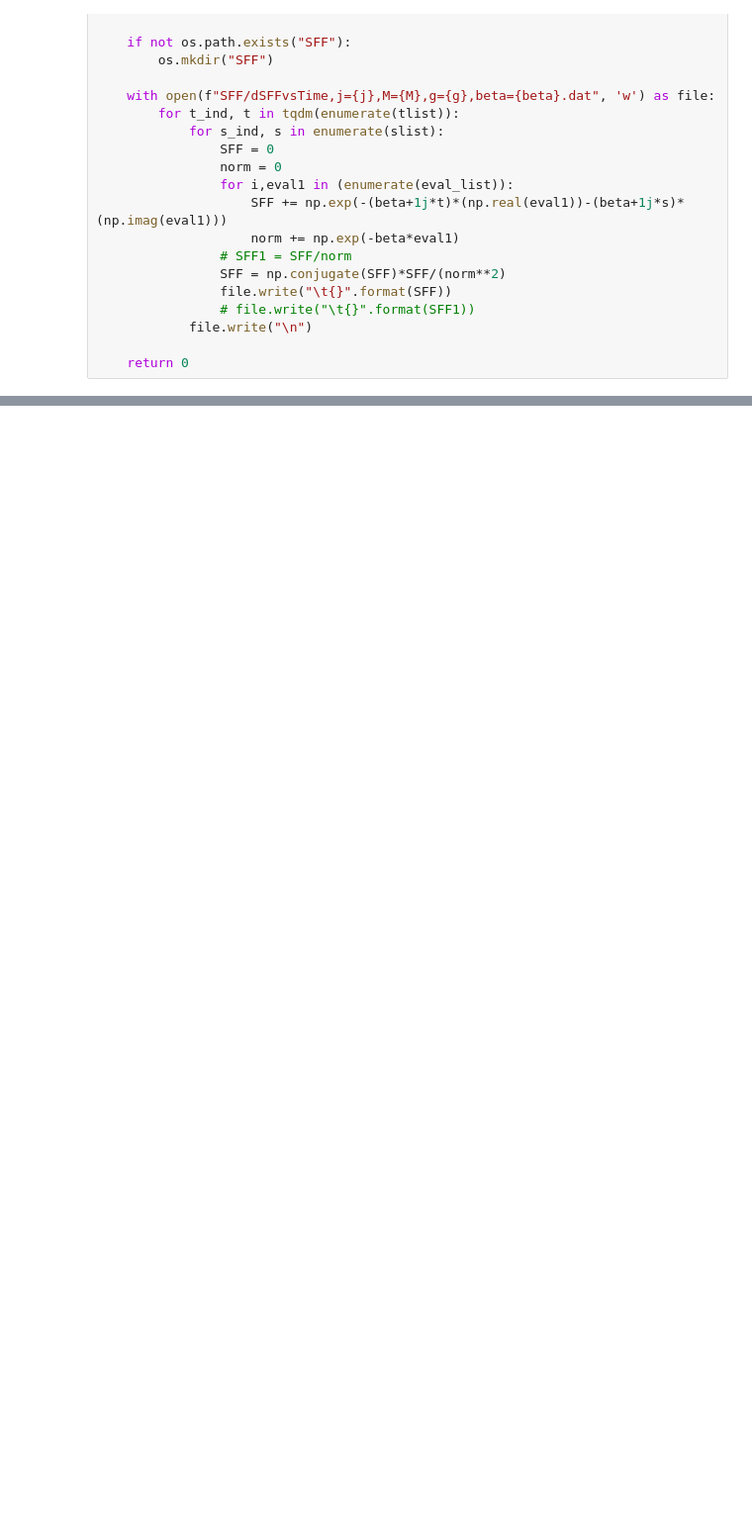
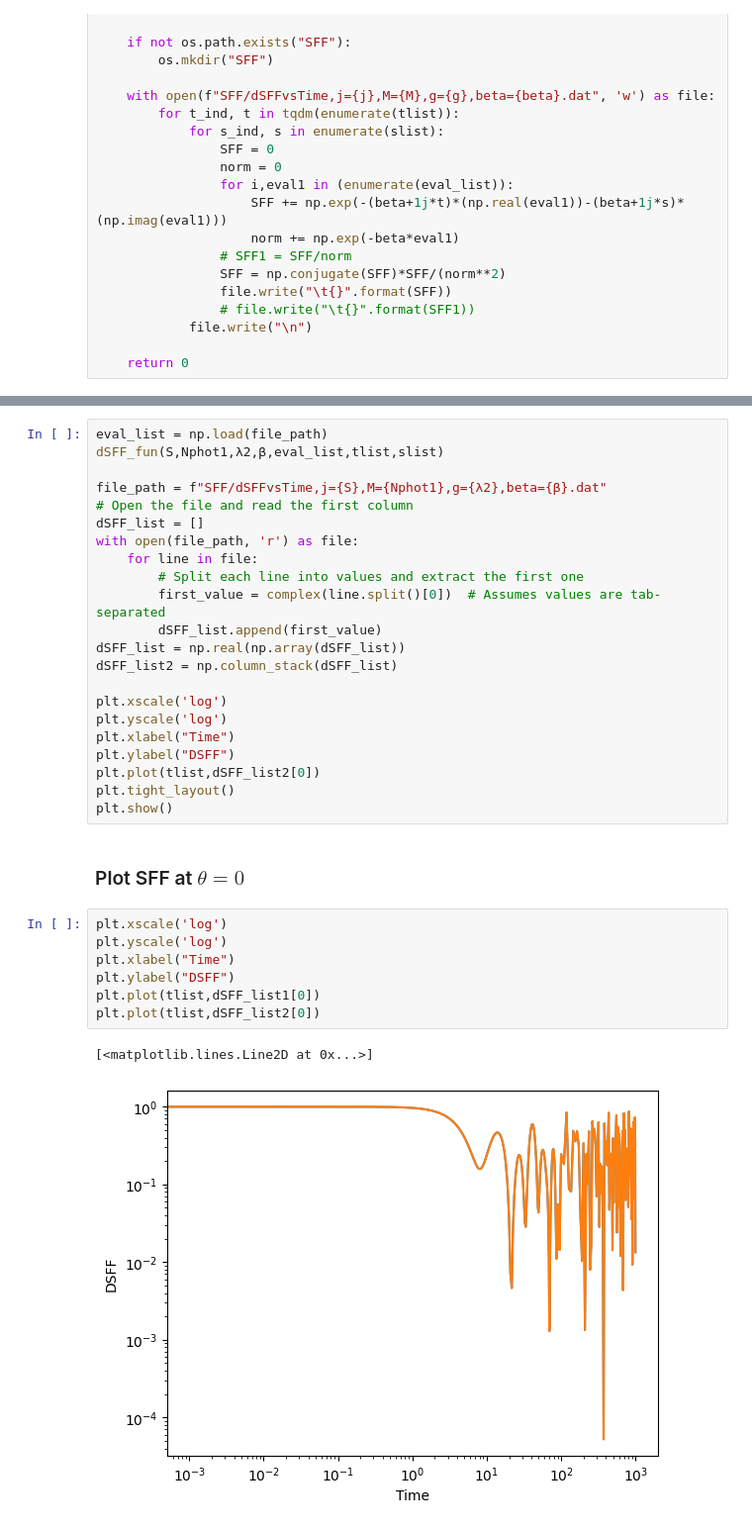
Before and after one commit to prasad42/Dicke_SFF, a Jupyter notebook: calc_LopSpectrum_Dicke.ipynb, the cells around one changed output, grey strips where cells are left out. Shown at 99% size. Cells and saved outputs as stored; diff of their text form; blank space fills up the shorter version.

```diff
--- a/calc_LopSpectrum_Dicke.ipynb
+++ b/calc_LopSpectrum_Dicke.ipynb
@@ -124,0 +183,34 @@ dSFF_fun(S,Nphot1,λ2,β,eval_list,tlist,slist)
+# %%
+eval_list = np.load(file_path)
+dSFF_fun(S,Nphot1,λ2,β,eval_list,tlist,slist)
+
+file_path = f"SFF/dSFFvsTime,j={S},M={Nphot1},g={λ2},beta={β}.dat"
+# Open the file and read the first column
+dSFF_list = []
+with open(file_path, 'r') as file:
+    for line in file:
+        # Split each line into values and extract the first one
+        first_value = complex(line.split()[0])  # Assumes values are tab-separated
+        dSFF_list.append(first_value)
+dSFF_list = np.real(np.array(dSFF_list))
+dSFF_list2 = np.column_stack(dSFF_list)
+
+plt.xscale('log')
+plt.yscale('log')
+plt.xlabel("Time")
+plt.ylabel("DSFF")
+plt.plot(tlist,dSFF_list2[0])
+plt.tight_layout()
+plt.show()
+# %% [markdown]
+### Plot SFF at $\theta=0$
+# %%
+plt.xscale('log')
+plt.yscale('log')
+plt.xlabel("Time")
+plt.ylabel("DSFF")
+plt.plot(tlist,dSFF_list1[0])
+plt.plot(tlist,dSFF_list2[0])
+# %% [output]
+[<matplotlib.lines.Line2D at 0x...>]
+[figure, added]
```
Also changed, not shown: parts of 17 cells of this notebook, 5 other files.
